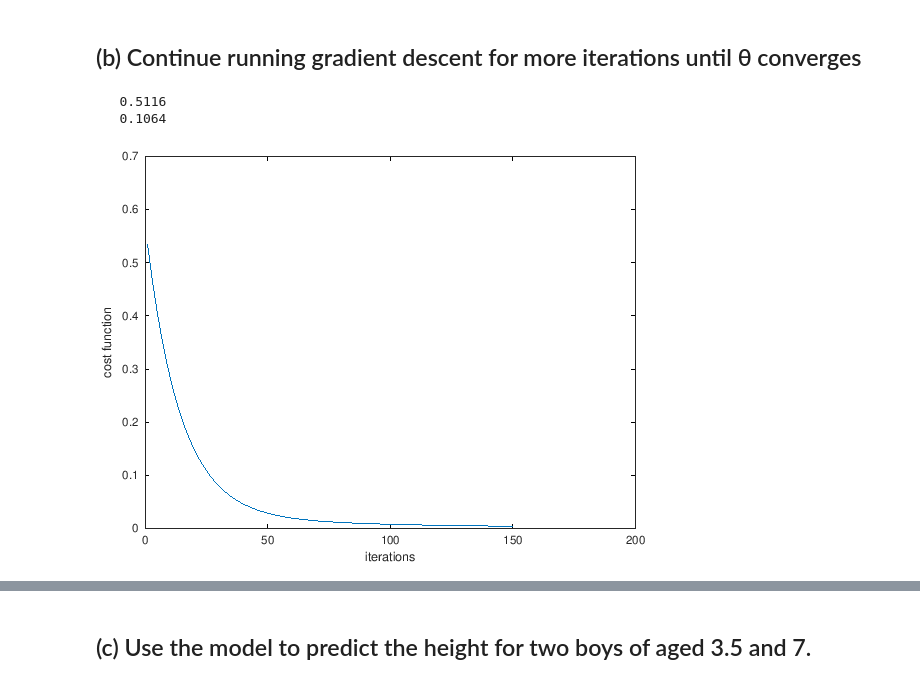
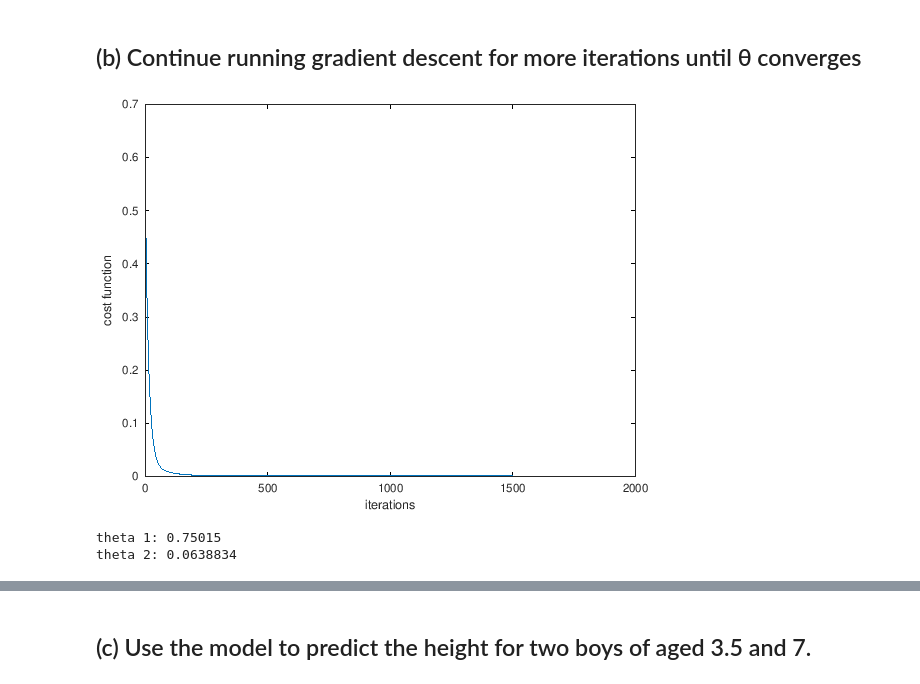
Before and after one commit to kherin/machine_learning, a Jupyter notebook: gradient_descent/linear_regression_gradient_descent.ipynb, the cells around one changed output, grey strips where cells are left out. Saved outputs shown, nothing was run; the diff lists cells and outputs as text; code cells hidden in the pictures.

Commit message:
visualizing local minima

```diff
--- a/gradient_descent/linear_regression_gradient_descent.ipynb
+++ b/gradient_descent/linear_regression_gradient_descent.ipynb
@@ -24,7 +24,7 @@ disp(theta)
    0
    0
 # %%
-iterations = 150;
+iterations = 1500;
 alpha = 0.07;
 # %%
 function J = computeCost(X, y, theta)
@@ -64,15 +63,18 @@ end
 # %%
 [theta, cost, count] = gradientDescent(X , y, theta, alpha, iterations);
 
-figure
+figure;
 plot(count, cost);
 ylabel("cost function");
 xlabel("iterations");
-disp(theta);
 # %% [output]
-   0.5116
-   0.1064
-[figure, old version]
+[figure, new version]
+# %%
+printf("theta 1: %i\n", theta(1));
+printf("theta 2: %i\n", theta(2));
+# %% [output]
+theta 1: 0.75015
+theta 2: 0.0638834
 # %%
 figure
 plot(x, y, 'o');
```
Also changed, not shown: parts of 10 cells of this notebook.
